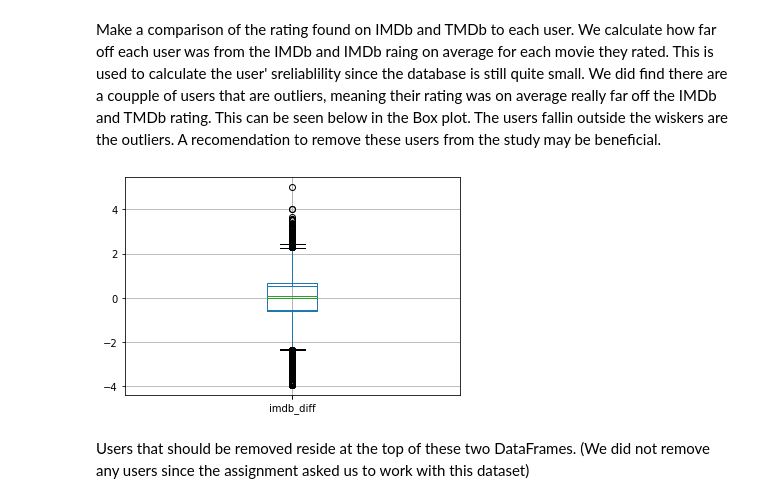
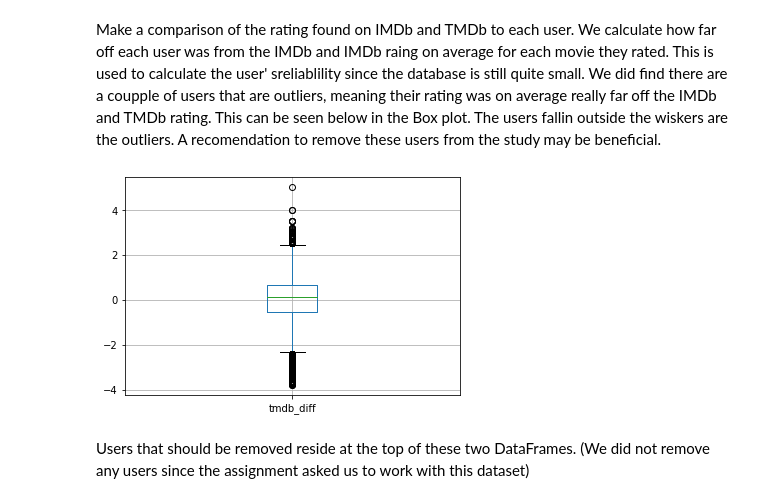
Before and after one commit to marius-pop0/InterviewTest, a Jupyter notebook: MovieDB.ipynb, the cells around one changed output. Drawn from its saved outputs; the diff is of its cells as text; code cells hidden in the pictures.

Commit message:
add figures and docx

```diff
--- a/MovieDB.ipynb
+++ b/MovieDB.ipynb
@@ -129,22 +129,22 @@ Make a comparison of the rating found on IMDb and TMDb to each user. We calculat
 # %%
 df = ratings.merge(links2, how='left', on='movieId')
 df['imdb_diff'] = df['rating'] - df['imdb_rating']
 df['tmdb_diff'] = df['rating'] - df['tmdb_rating']
 df.boxplot(column=['tmdb_diff'])
-df.boxplot(column=['imdb_diff'])
-#df.groupby(['userId']).boxplot(column=['tmdb_diff'])
+# df.boxplot(column=['imdb_diff'])
+# df.groupby(['userId']).boxplot(column=['tmdb_diff'])
 df['imdb_diff_abs'] = df['imdb_diff'].abs()
 df['tmdb_diff_abs'] = df['tmdb_diff'].abs()
 df1 = df.groupby(['movieId']).imdb_diff_abs.agg(np.mean).reset_index(name='ave_imdb_diff')
 df2 = df.groupby(['movieId']).tmdb_diff_abs.agg(np.mean).reset_index(name='ave_tmdb_diff')
 df1 = df1.merge(df2)
 df3 = df.groupby(['userId']).imdb_diff_abs.agg(np.mean).reset_index(name='ave_imdb_diff')
 df4 = df.groupby(['userId']).tmdb_diff_abs.agg(np.mean).reset_index(name='ave_tmdb_diff')
 df3 = df3.merge(df4)
 df5 = df.groupby(['userId']).imdb_diff.agg([('MinRating_imdb_diff',np.min),('MaxRating_imdb_diff',np.max)])
 df6 = df.groupby(['userId']).tmdb_diff.agg([('MinRating_tmdb_diff',np.min),('MaxRating_tmdb_diff',np.max)])
 # %% [output]
-[figure, old version]
+[figure, new version]
 # %% [markdown]
 Users that should be removed reside at the top of these two DataFrames. (We did not remove any users since the assignment asked us to work with this dataset)
 # %%
```
Also changed, not shown: 1 other file.
